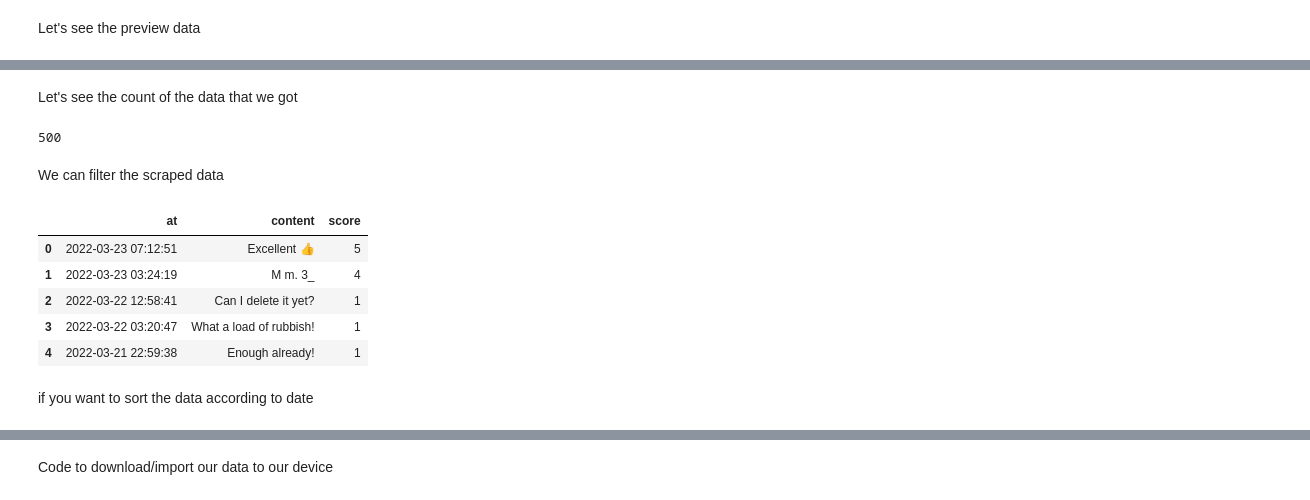
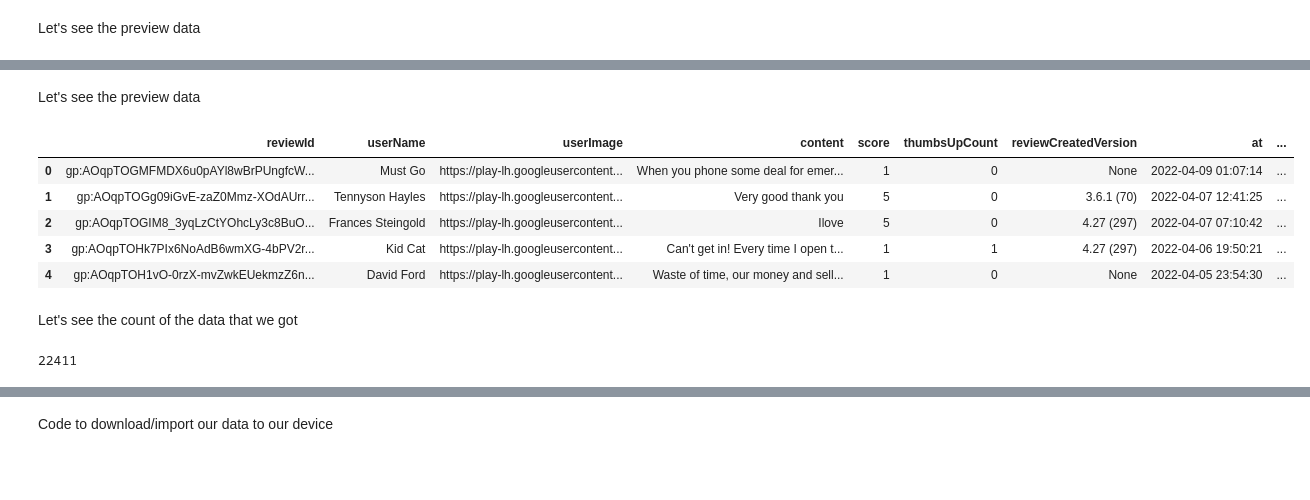
Before and after one commit to anilpankaj/COVID_APPs_REVIEW, a Jupyter notebook: Covid_Review.ipynb, the cells around one changed output, grey strips where cells are left out. Drawn from its saved outputs; the diff is of its cells as text; code cells hidden in the pictures; blank space fills up the shorter version.

```diff
--- a/Covid_Review.ipynb
+++ b/Covid_Review.ipynb
@@ -68,19 +68,27 @@ scrapeddata.head()
+# %%
+result1 = reviews_all(
+    'uk.nhs.covid19.production',
+    sleep_milliseconds=0,  # by defaults it's take 0
+    lang='en', # by defaluts it's take 'en'
+    country='us', # by defaluts it's take 'us'
+    sort = Sort.NEWEST, # by defaults to Sort.MOST_RELEVANT, you can usee Sort.Newest to get newst reviews first
+)
+# %% [markdown]
+Let's see the preview data
+# %%
+data_scraped1 = pd.DataFrame(np.array(result1),columns=['review'])
+data_scraped1 = data_scraped1.join(pd.DataFrame(data_scraped1.pop('review').tolist()))
+data_scraped1.head()
+# %% [output]
+|  | reviewId | userName | userImage | content | score | thumbsUpCount | reviewCreatedVersion | at | ... |
+| 0 | gp:AOqpTOGMFMDX6u0pAYl8wBrPUngfcW... | Must Go | https://play-lh.googleusercontent... | When you phone some deal for emer... | 1 | 0 | None | 2022-04-09 01:07:14 | ... |
+| 1 | gp:AOqpTOGg09iGvE-zaZ0Mmz-XOdAUrr... | Tennyson Hayles | https://play-lh.googleusercontent... | Very good thank you | 5 | 0 | 3.6.1 (70) | 2022-04-07 12:41:25 | ... |
+| 2 | gp:AOqpTOGIM8_3yqLzCtYOhcLy3c8BuO... | Frances Steingold | https://play-lh.googleusercontent... | Ilove | 5 | 0 | 4.27 (297) | 2022-04-07 07:10:42 | ... |
+| 3 | gp:AOqpTOHk7PIx6NoAdB6wmXG-4bPV2r... | Kid Cat | https://play-lh.googleusercontent... | Can't get in! Every time I open t... | 1 | 1 | 4.27 (297) | 2022-04-06 19:50:21 | ... |
+| 4 | gp:AOqpTOH1vO-0rzX-mvZwkEUekmzZ6n... | David Ford | https://play-lh.googleusercontent... | Waste of time, our money and sell... | 1 | 0 | None | 2022-04-05 23:54:30 | ... |
 # %% [markdown]
 Let's see the count of the data that we got
 # %%
-len(scrapeddata.index)
+len(data_scraped1.index)
 # %% [output]
-500
+22411
-# %% [markdown]
-We can filter the scraped data
-# %%
-scrapeddata[{'content','score','at'}].head()
-# %% [output]
-|  | at | content | score |
-| 0 | 2022-03-23 07:12:51 | Excellent 👍 | 5 |
-| 1 | 2022-03-23 03:24:19 | M m. 3_ | 4 |
-| 2 | 2022-03-22 12:58:41 | Can I delete it yet? | 1 |
-| 3 | 2022-03-22 03:20:47 | What a load of rubbish! | 1 |
-| 4 | 2022-03-21 22:59:38 | Enough already! | 1 |
-# %% [markdown]
-if you want to sort the data according to date
```
Also changed, not shown: parts of 121 cells of this notebook.
